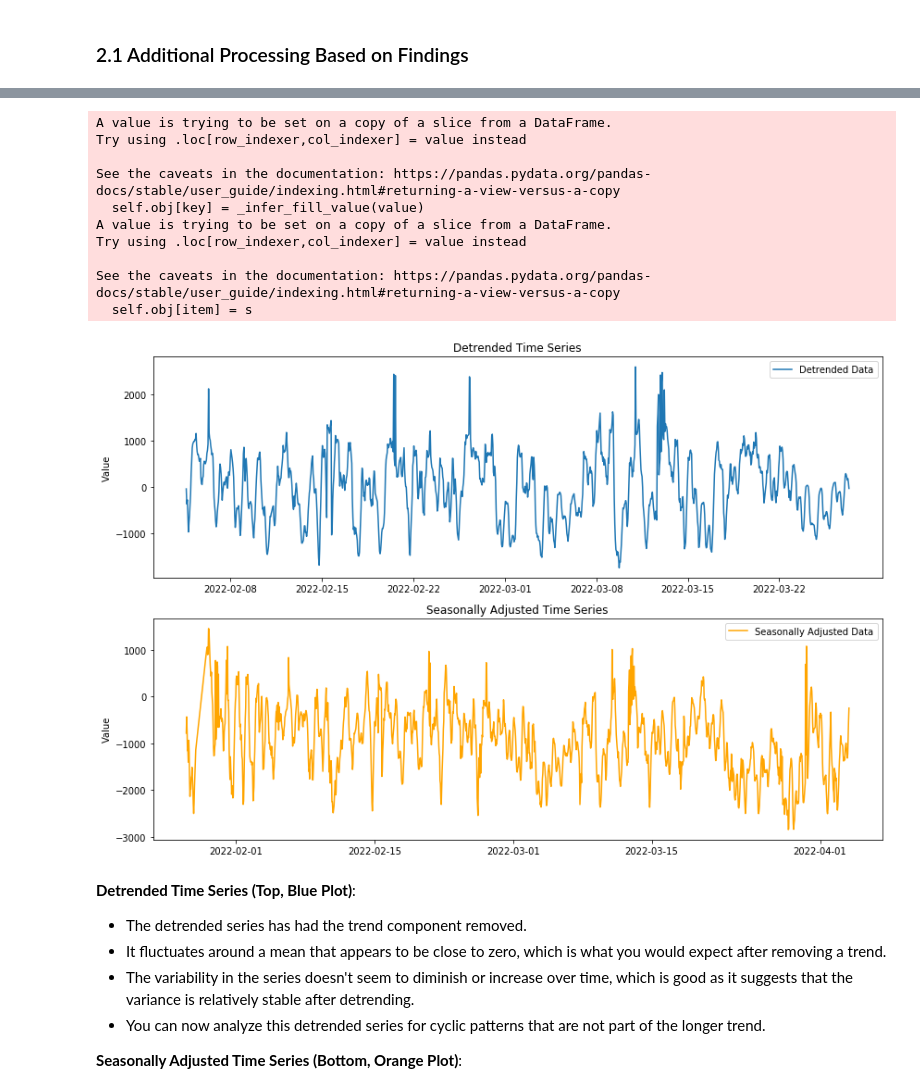
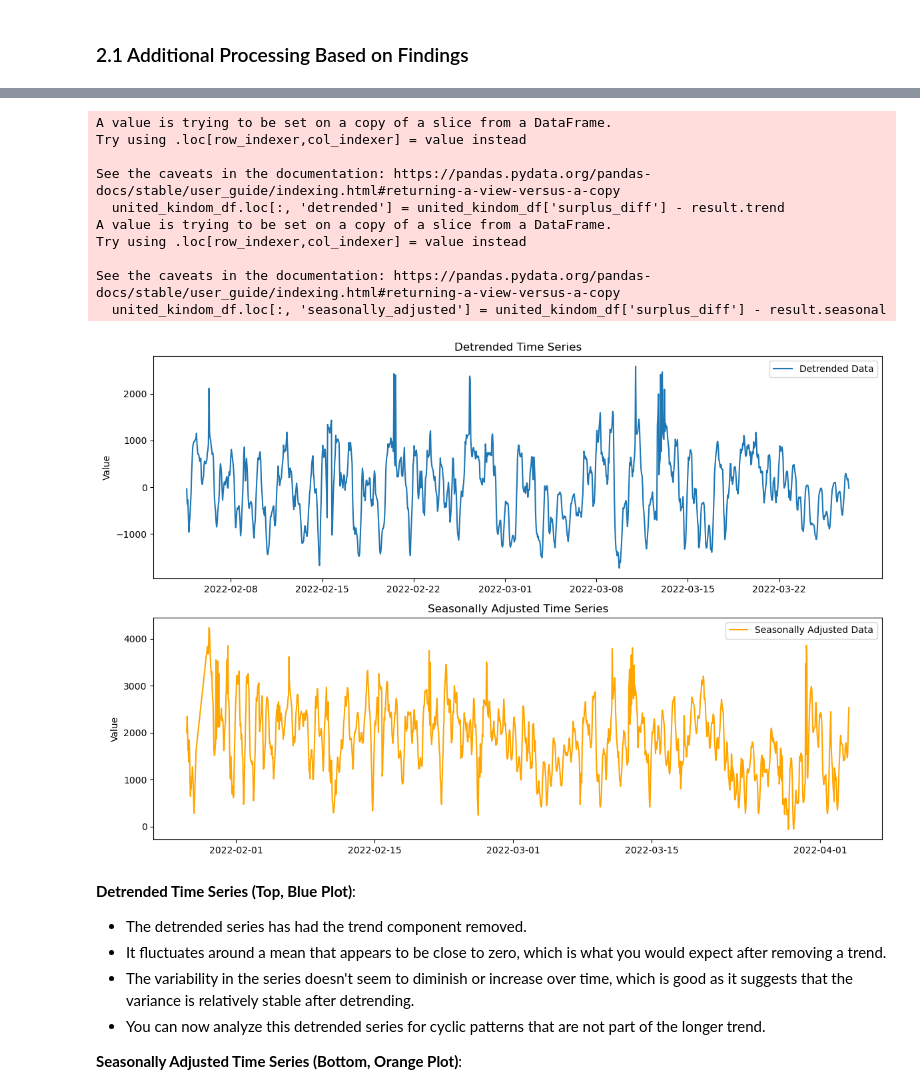
Before and after one commit to JuanNeuenschwandesBTS/MachineDreamerHackatom, a Jupyter notebook: 3_EDA/EDA_UK.ipynb, the cells around one changed output, grey strips where cells are left out. Saved outputs shown, nothing was run; the diff lists cells and outputs as text; code cells hidden in the pictures.

```diff
--- a/3_EDA/EDA_UK.ipynb
+++ b/3_EDA/EDA_UK.ipynb
@@ -265,7 +108,7 @@ Model selection is an iterative process. You may need to try different combinati
 #### 1. Check for Stationarity
 # %%
 # Check for stationarity
-result = adfuller(arima_df['surplus'])
+result = adfuller(united_kindom_df['surplus'])
 print('ADF Statistic: %f' % result[0])
 print('p-value: %f' % result[1])
 # If p-value > 0.05, the series is not stationary and you need to difference it
@@ -294,10 +137,10 @@ If the series is non-stationary (p-value > 0.05), the code then sets d = 1, whic
 if result[1] > 0.05:
     # Assuming one level of differencing makes the series stationary
     d = 1
-    arima_df.loc[:, 'surplus_diff'] = arima_df['surplus'].diff(periods=d).dropna()
+    united_kindom_df.loc[:, 'surplus_diff'] = united_kindom_df['surplus'].diff(periods=d).dropna()
 else:
     d = 0
-    arima_df.loc[:, 'surplus_diff'] = arima_df['surplus']
+    united_kindom_df.loc[:, 'surplus_diff'] = united_kindom_df['surplus']
 # %% [output]
 A value is trying to be set on a copy of a slice from a DataFrame.
 Try using .loc[row_indexer,col_indexer] = value instead
@@ -349,7 +188,7 @@ Data Transformation: Before deciding on a model, further transformations or deco
 # The period parameter should be set according to the known or suspected seasonality in your data
 # For example, if you suspect annual seasonality in daily data, the period would be 365.
 # For monthly data with annual seasonality, it would be 12.
-result = seasonal_decompose(arima_df['surplus_diff'], model='additive', period=365)
+result = seasonal_decompose(united_kindom_df['surplus_diff'], model='additive', period=365)
 
 # Plot the seasonal decomposition with an increased figure size
 fig = result.plot()
@@ -362,39 +201,40 @@ plt.show()
+# %%
+# Detrending
+united_kindom_df.loc[:, 'detrended'] = united_kindom_df['surplus_diff'] - result.trend
+
+# Seasonal Adjustment
+united_kindom_df.loc[:, 'seasonally_adjusted'] = united_kindom_df['surplus_diff'] - result.seasonal
+# %% [output]
+A value is trying to be set on a copy of a slice from a DataFrame.
+Try using .loc[row_indexer,col_indexer] = value instead
+
+See the caveats in the documentation: https://pandas.pydata.org/pandas-docs/stable/user_guide/indexing.html#returning-a-view-versus-a-copy
+  united_kindom_df.loc[:, 'detrended'] = united_kindom_df['surplus_diff'] - result.trend
+A value is trying to be set on a copy of a slice from a DataFrame.
+Try using .loc[row_indexer,col_indexer] = value instead
+
+See the caveats in the documentation: https://pandas.pydata.org/pandas-docs/stable/user_guide/indexing.html#returning-a-view-versus-a-copy
+  united_kindom_df.loc[:, 'seasonally_adjusted'] = united_kindom_df['surplus_diff'] - result.seasonal
 # %%
-# Detrending
-arima_df.loc[:, 'detrended'] = arima_df['surplus_diff'] - result.trend
-
-# Seasonal Adjustment
-arima_df.loc[:, 'seasonally_adjusted'] = arima_df['surplus_diff'] - result.seasonal
-
 # Plot the results
 fig, axs = plt.subplots(2, 1, figsize=(12, 8))
 
 # Detrended data
-axs[0].plot(arima_df.index, arima_df['detrended'], label='Detrended Data')
+axs[0].plot(united_kindom_df.index, united_kindom_df['detrended'], label='Detrended Data')
 axs[0].set_title('Detrended Time Series')
 axs[0].set_ylabel('Value')
 axs[0].legend()
 
 # Seasonally adjusted data
-axs[1].plot(arima_df.index, arima_df['seasonally_adjusted'], label='Seasonally Adjusted Data', color='orange')
+axs[1].plot(united_kindom_df.index, united_kindom_df['seasonally_adjusted'], label='Seasonally Adjusted Data', color='orange')
 axs[1].set_title('Seasonally Adjusted Time Series')
 axs[1].set_ylabel('Value')
 axs[1].legend()
 
 plt.tight_layout()
 plt.show()
 # %% [output]
-A value is trying to be set on a copy of a slice from a DataFrame.
-Try using .loc[row_indexer,col_indexer] = value instead
-
-See the caveats in the documentation: https://pandas.pydata.org/pandas-docs/stable/user_guide/indexing.html#returning-a-view-versus-a-copy
-  self.obj[key] = _infer_fill_value(value)
-A value is trying to be set on a copy of a slice from a DataFrame.
-Try using .loc[row_indexer,col_indexer] = value instead
-
-See the caveats in the documentation: https://pandas.pydata.org/pandas-docs/stable/user_guide/indexing.html#returning-a-view-versus-a-copy
-  self.obj[item] = s
-[figure, old version]
+[figure, new version]
 # %% [markdown]
 **Detrended Time Series (Top, Blue Plot)**:
 - The detrended series has had the trend component removed.
```
Also changed, not shown: parts of 35 cells of this notebook, 11 other files.
